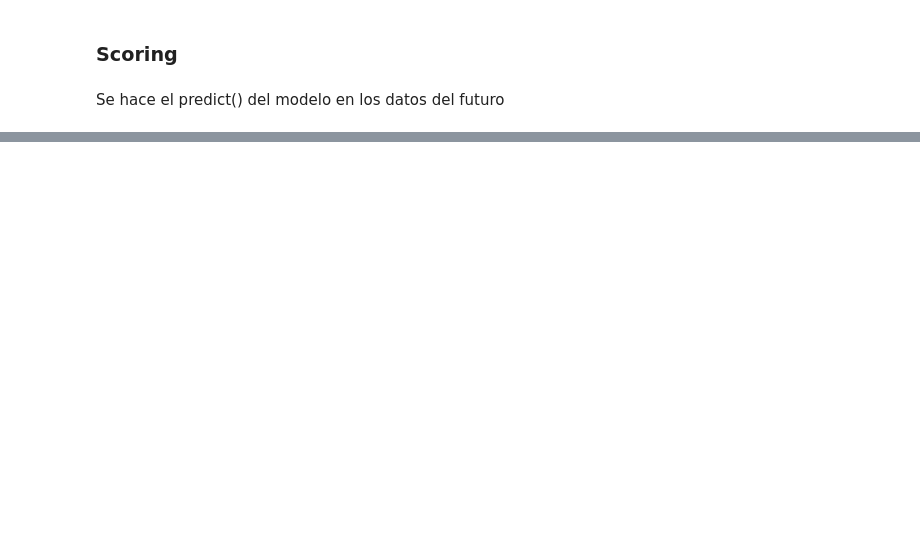
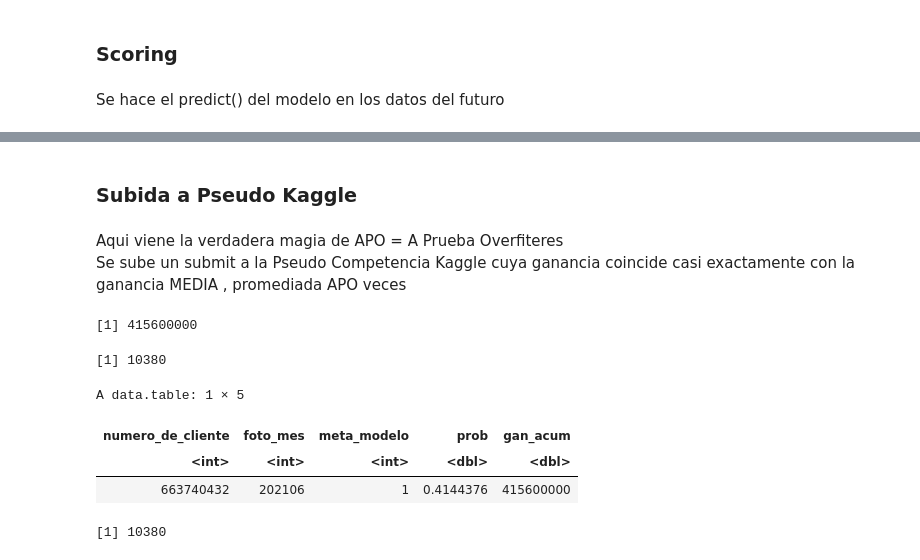
Before and after one commit to AgustinCdeCelis/dmeyf2025, a Jupyter notebook: competencia_02/experimento_abrilFull.ipynb, the cells around one changed output, grey strips where cells are left out. Saved outputs shown, nothing was run; the diff lists cells and outputs as text; code cells hidden in the pictures; blank space fills up the shorter version.

```diff
--- a/competencia_02/experimento_abrilFull.ipynb
+++ b/competencia_02/experimento_abrilFull.ipynb
@@ -620,0 +612,11 @@ fwrite(tb_prediccion,
+# %%
+# dataset de future, donde en este caso estoy haciendo testing
+
+mfuture <- data.matrix(dfuture[, campos_buenos, with= FALSE])
+
+dfuture[, ganancia := ifelse(clase_ternaria=="BAJA+2", 780000, -20000)]
+# %%
+mganancias <- matrix( nrow=PARAM$train_final$APO, ncol= length(PARAM$train_final$cortes) )
+
+if( file.exists("prediccion.txt") )
+  file.remove("prediccion.txt")
@@ -621 +692,6 @@ fwrite(tb_prediccion,
+# %%
+# genero archivos con los  "envios" mejores
+dir.create("kaggle", showWarnings=FALSE)
+
+tb_prediccion <- fread("prediccion.txt")
 # %%
@@ -638,0 +724,10 @@ fwrite(tb_prediccion[, list(numero_de_cliente, Predicted)],
+# %% [markdown]
+### Subida a Pseudo Kaggle
+# %% [markdown]
+Aqui viene la verdadera magia de  APO = A Prueba Overfiteres
+<br>Se sube un submit a la Pseudo Competencia Kaggle cuya ganancia coincide casi exactamente con la ganancia MEDIA , promediada  APO veces
+# %%
+colmedias <- colMeans( mganancias, na.rm=TRUE )
+mcorte_mejor <- max(colmedias, na.rm=TRUE)
+icorte_mejor <- which.max( colmedias )
+corte_mejor <- PARAM$train_final$cortes[icorte_mejor]
@@ -639 +754,21 @@ fwrite(tb_prediccion[, list(numero_de_cliente, Predicted)],
+# %%
+icerca <- which.min(  abs( tb_prediccion$gan_acum - mcorte_mejor ) )
+vmodelo <- tb_prediccion[ icerca, meta_modelo ]
+tb_pred <- tb_prediccion[meta_modelo==vmodelo]
+
+mcorte_mejor
+icerca
+tb_prediccion[ icerca]
+# %% [output]
+[1] 415600000
+[1] 10380
+A data.table: 1 × 5
+| numero_de_cliente | foto_mes | meta_modelo | prob | gan_acum |
+| <int> | <int> | <int> | <dbl> | <dbl> |
+| 663740432 | 202106 | 1 | 0.4144376 | 415600000 |
+# %%
+icerca <- which.min(  abs( tb_pred$gan_acum - mcorte_mejor ) )
+icerca
+# %% [output]
+[1] 10380
 # %%
```
Also changed, not shown: parts of 39 cells of this notebook.
